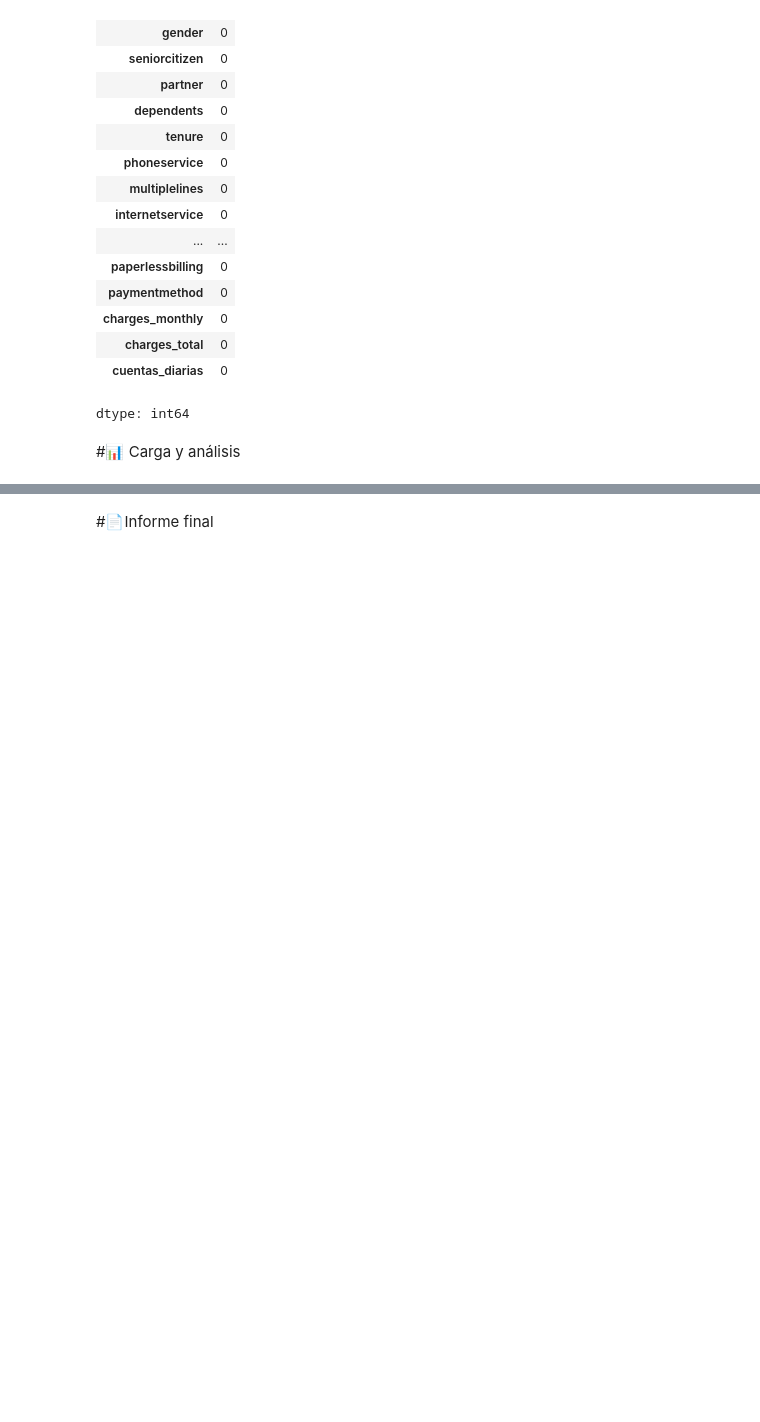
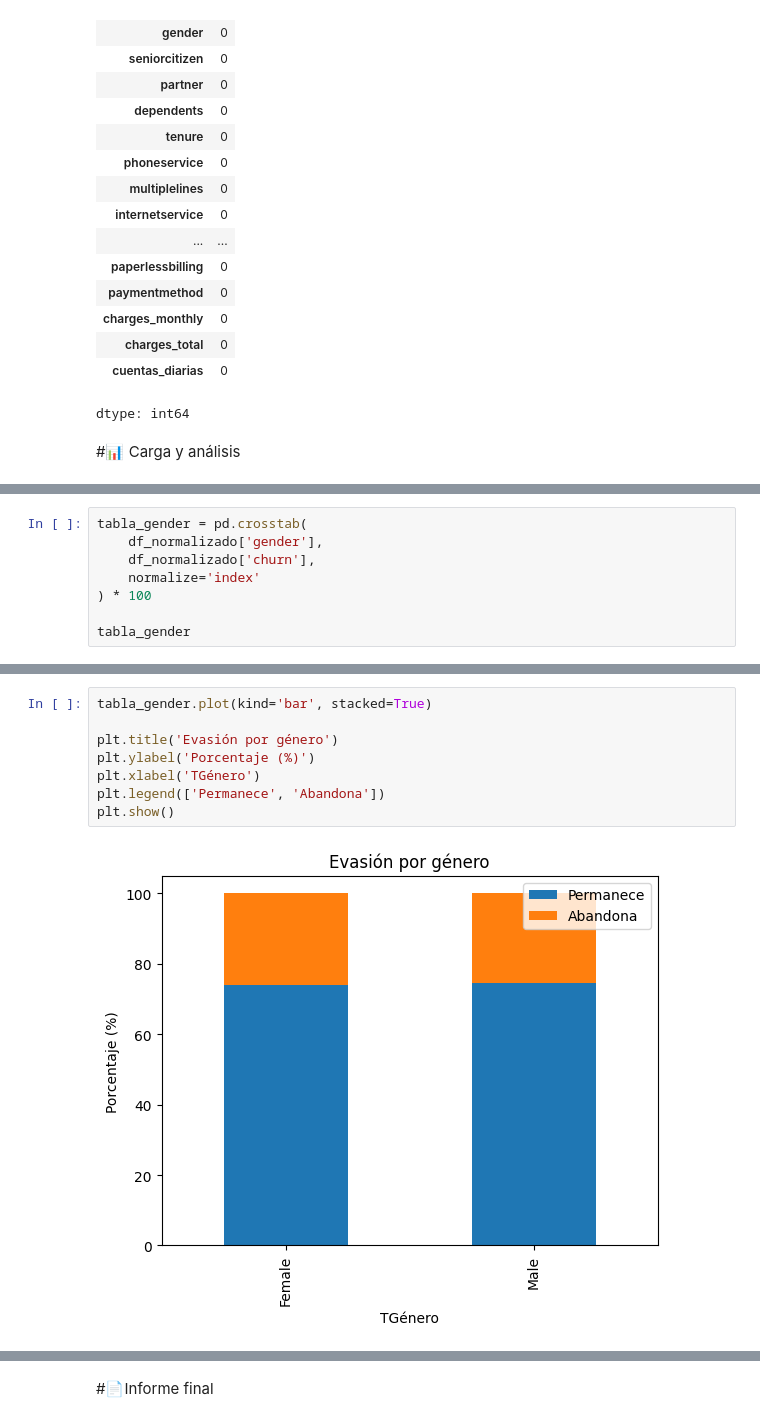
Before and after one commit to guadalupeltissera-png/Challenge_TelecomX, a Jupyter notebook: TelecomX_LATAM.ipynb, the cells around one changed output, grey strips where cells are left out. Cells and saved outputs as stored; diff of their text form; blank space fills up the shorter version.

```diff
--- a/TelecomX_LATAM.ipynb
+++ b/TelecomX_LATAM.ipynb
@@ -267,0 +328,8 @@ df_normalizado.describe()
+# %%
+tabla_gender = pd.crosstab(
+    df_normalizado['gender'],
+    df_normalizado['churn'],
+    normalize='index'
+) * 100
+
+tabla_gender
@@ -267,0 +370,10 @@ df_normalizado.describe()
+# %%
+tabla_gender.plot(kind='bar', stacked=True)
+
+plt.title('Evasión por género')
+plt.ylabel('Porcentaje (%)')
+plt.xlabel('TGénero')
+plt.legend(['Permanece', 'Abandona'])
+plt.show()
+# %% [output]
+[figure, added]
```
Also changed, not shown: parts of 13 cells of this notebook.
